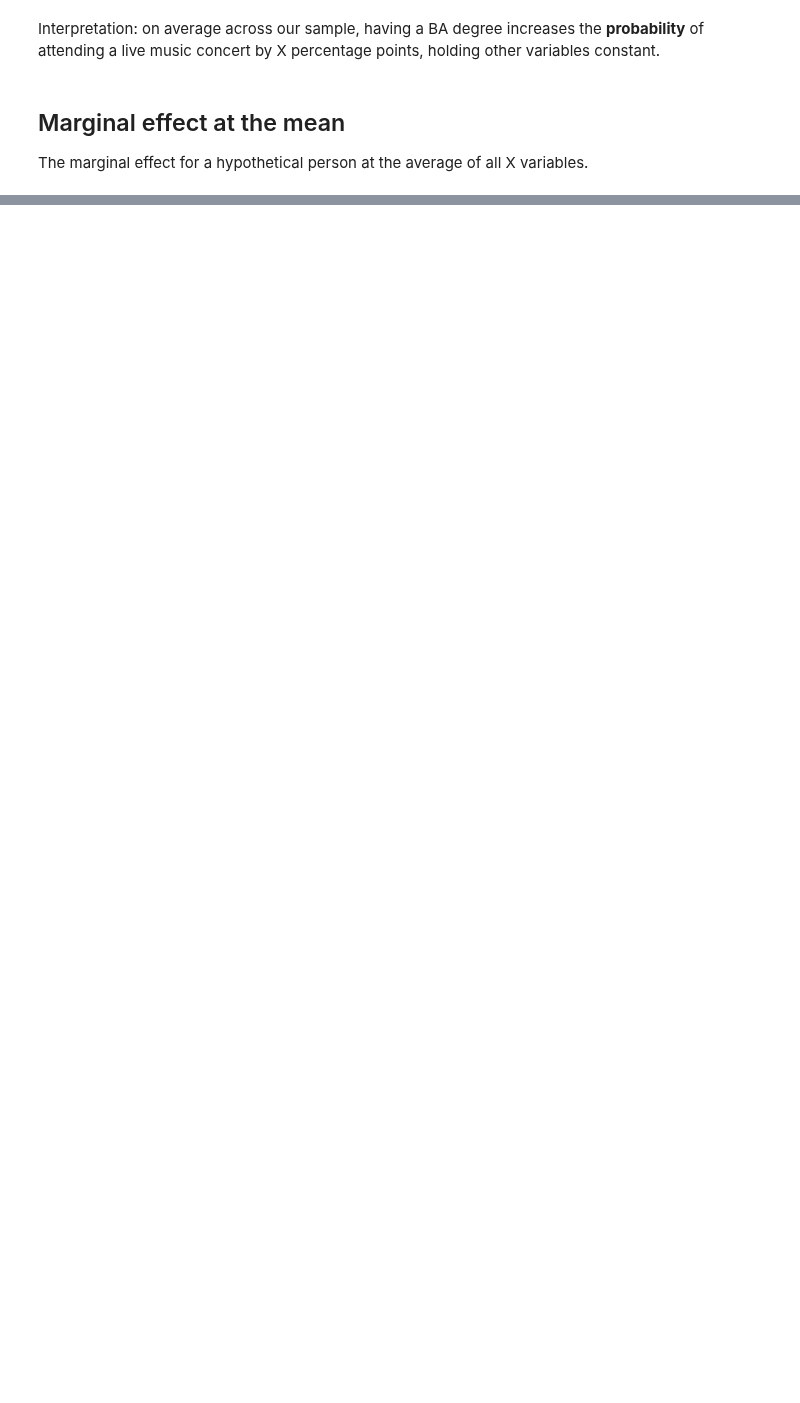
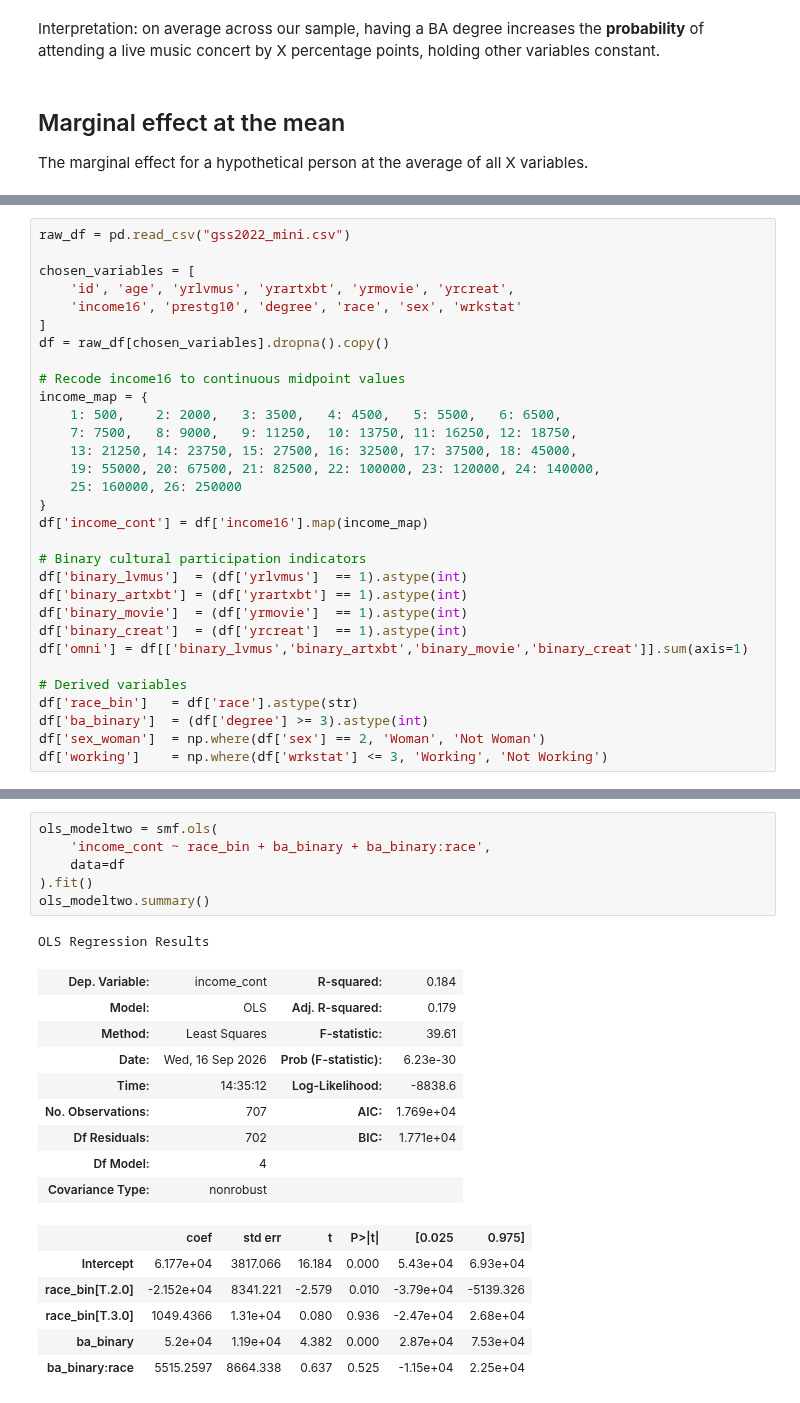
Before and after one commit to Jianru-Yang/hs4002labs_2026, a Jupyter notebook: week6/week6_notebook_student.ipynb, the cells around one changed output, grey strips where cells are left out. Saved outputs shown, nothing was run; the diff lists cells and outputs as text; blank space fills up the shorter version.

```diff
--- a/week6/week6_notebook_student.ipynb
+++ b/week6/week6_notebook_student.ipynb
@@ -225,0 +481,31 @@ comparisons(logit_model1, variables='ba_binary', newdata='mean')
+# %%
+raw_df = pd.read_csv("gss2022_mini.csv")
+
+chosen_variables = [
+	'id', 'age', 'yrlvmus', 'yrartxbt', 'yrmovie', 'yrcreat',
+	'income16', 'prestg10', 'degree', 'race', 'sex', 'wrkstat'
+]
+df = raw_df[chosen_variables].dropna().copy()
+
+# Recode income16 to continuous midpoint values
+income_map = {
+	1: 500,    2: 2000,   3: 3500,   4: 4500,   5: 5500,   6: 6500,
+	7: 7500,   8: 9000,   9: 11250,  10: 13750, 11: 16250, 12: 18750,
+	13: 21250, 14: 23750, 15: 27500, 16: 32500, 17: 37500, 18: 45000,
+	19: 55000, 20: 67500, 21: 82500, 22: 100000, 23: 120000, 24: 140000,
+	25: 160000, 26: 250000
+}
+df['income_cont'] = df['income16'].map(income_map)
+
+# Binary cultural participation indicators
+df['binary_lvmus']  = (df['yrlvmus']  == 1).astype(int)
+df['binary_artxbt'] = (df['yrartxbt'] == 1).astype(int)
+df['binary_movie']  = (df['yrmovie']  == 1).astype(int)
+df['binary_creat']  = (df['yrcreat']  == 1).astype(int)
+df['omni'] = df[['binary_lvmus','binary_artxbt','binary_movie','binary_creat']].sum(axis=1)
+
+# Derived variables
+df['race_bin']   = df['race'].astype(str)
+df['ba_binary']  = (df['degree'] >= 3).astype(int)
+df['sex_woman']  = np.where(df['sex'] == 2, 'Woman', 'Not Woman')
+df['working']    = np.where(df['wrkstat'] <= 3, 'Working', 'Not Working')
@@ -225,0 +537,23 @@ comparisons(logit_model1, variables='ba_binary', newdata='mean')
+# %%
+ols_modeltwo = smf.ols(
+	'income_cont ~ race_bin + ba_binary + ba_binary:race',
+	data=df
+).fit()
+ols_modeltwo.summary()
+# %% [output]
+OLS Regression Results
+| Dep. Variable: | income_cont | R-squared: | 0.184 |
+| Model: | OLS | Adj. R-squared: | 0.179 |
+| Method: | Least Squares | F-statistic: | 39.61 |
+| Date: | Wed, 16 Sep 2026 | Prob (F-statistic): | 6.23e-30 |
+| Time: | 14:35:12 | Log-Likelihood: | -8838.6 |
+| No. Observations: | 707 | AIC: | 1.769e+04 |
+| Df Residuals: | 702 | BIC: | 1.771e+04 |
+| Df Model: | 4 |  |  |
+| Covariance Type: | nonrobust |  |  |
+|  | coef | std err | t | P>|t| | [0.025 | 0.975] |
+| Intercept | 6.177e+04 | 3817.066 | 16.184 | 0.000 | 5.43e+04 | 6.93e+04 |
+| race_bin[T.2.0] | -2.152e+04 | 8341.221 | -2.579 | 0.010 | -3.79e+04 | -5139.326 |
+| race_bin[T.3.0] | 1049.4366 | 1.31e+04 | 0.080 | 0.936 | -2.47e+04 | 2.68e+04 |
+| ba_binary | 5.2e+04 | 1.19e+04 | 4.382 | 0.000 | 2.87e+04 | 7.53e+04 |
+| ba_binary:race | 5515.2597 | 8664.338 | 0.637 | 0.525 | -1.15e+04 | 2.25e+04 |
```
Also changed, not shown: parts of 28 cells of this notebook.
